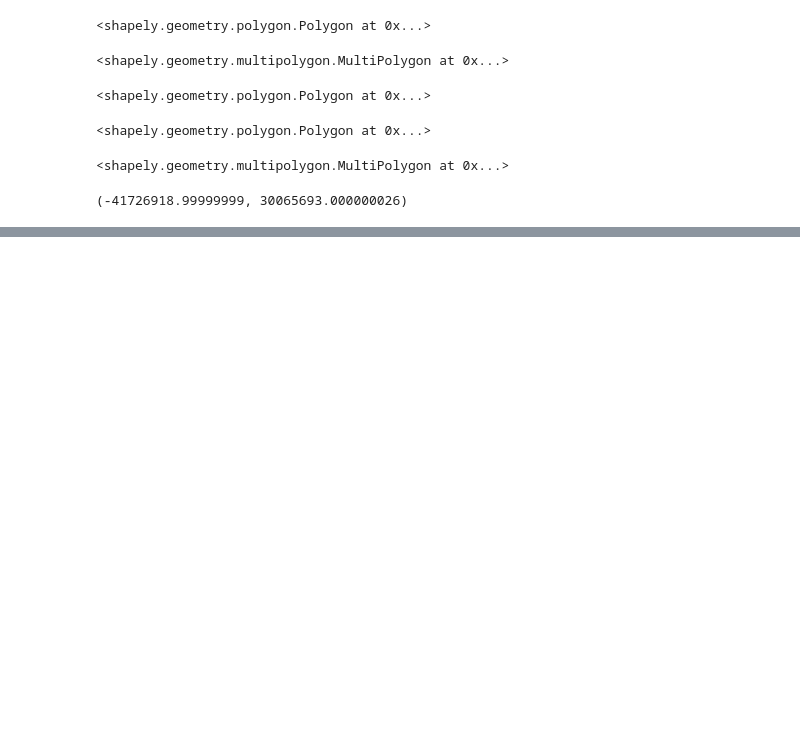
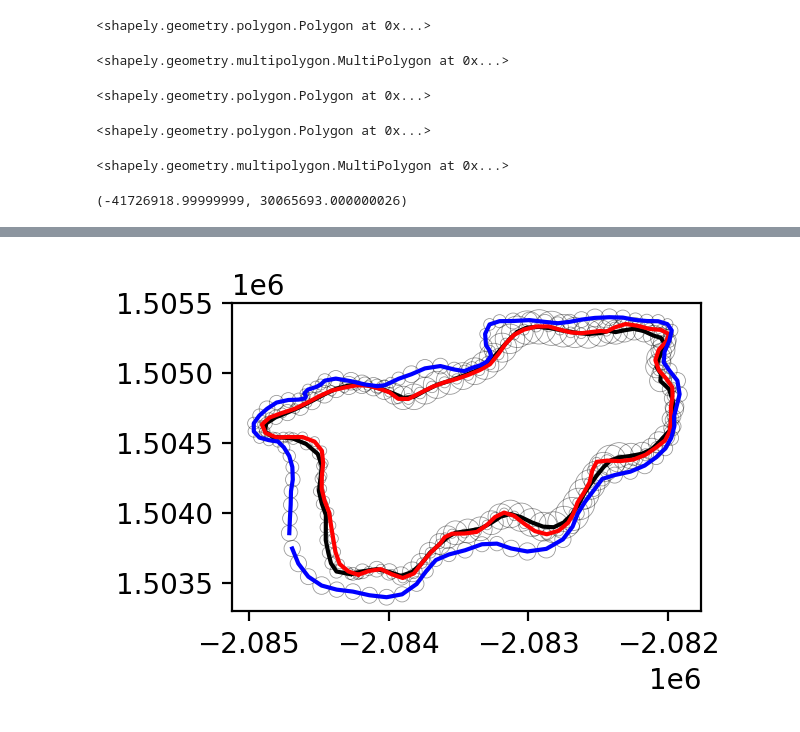
Before and after one commit to tolgacaglar/farsite-devAPI, a Jupyter notebook: src/Untitled.ipynb, the cells around one changed output, grey strips where cells are left out. Cells and saved outputs as stored; diff of their text form; code cells hidden in the pictures; blank space fills up the shorter version.

```diff
--- a/src/Untitled.ipynb
+++ b/src/Untitled.ipynb
@@ -103,0 +269,34 @@ Polygon(shell = zip(xnew,ynew)).exterior.coords[0]
+# %%
+Xt = np.genfromtxt('../data/X0.csv', delimiter=',')
+Y = np.genfromtxt('../data/Y.csv', delimiter=',')
+
+nsamples = Y.shape[1]
+
+xt = Xt.mean(axis=1, keepdims=True)
+y = Y.mean(axis=1, keepdims=True)
+
+Ex = Xt - xt.repeat(nsamples, axis=1)
+Ey = Y - y.repeat(nsamples, axis=1)
+
+Py = 1/(nsamples-1)*np.matmul(Ey, Ey.T)*adjacency_matrix
+Pxy = 1/(nsamples-1)*np.matmul(Ex, Ey.T)*adjacency_matrix
+
+max_Py = abs(Py).max()
+max_Pxy = abs(Pxy).max()
+Py /= max_Py
+Pxy /= max_Pxy
+
+Py_inv = np.linalg.pinv(Py, hermitian=True)
+
+assert(np.allclose(np.matmul(Py_inv, Py), np.eye(Y.shape[0]))), 'Inverse calculation is incorrect'
+
+K = np.matmul(Pxy, Py_inv)*(max_Pxy/max_Py)
+# K = np.matmul(Pxy, Py_inv)
+
+#### Update the state ensemble
+X = Xt + np.matmul(K, (Y - Xt))
+
+### TODO ####
+# Fix invalid geometries
+aligned_geom = X[:,0].reshape(100,2)
+X = validate_geoms_matrix(X, aligned_geom)
@@ -103,0 +328,13 @@ Polygon(shell = zip(xnew,ynew)).exterior.coords[0]
+# %%
+fig, ax = plt.subplots(1,1, figsize=(4,2), dpi=200)
+# plot_matrix(X_0_lst[0], ax=ax, color='blue')
+plot_matrix(X, ax=ax, color='black', show_stdev=True, label=r'$X$')
+plot_matrix(Xt, ax=ax, color='red', show_stdev=True, label=r'$X_t$')
+plot_matrix(Y, ax=ax, color='blue', show_stdev=True, label=r'$Y$')
+
+
+# ax.legend()
+ax.set_aspect('equal')
+# plt.imshow(state.Xt_1)
+# %% [output]
+[figure, added]
```
Also changed, not shown: parts of 17 cells of this notebook, 6 other files.
